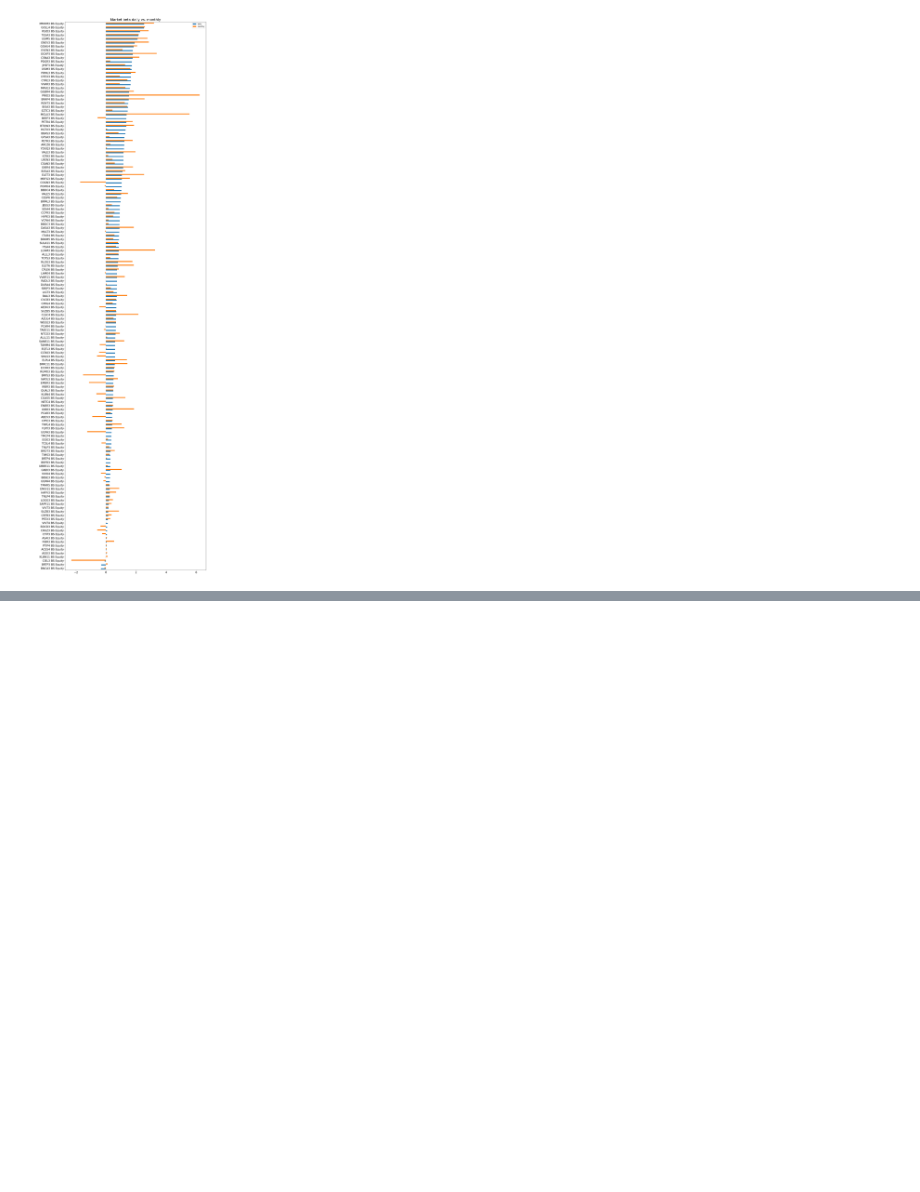
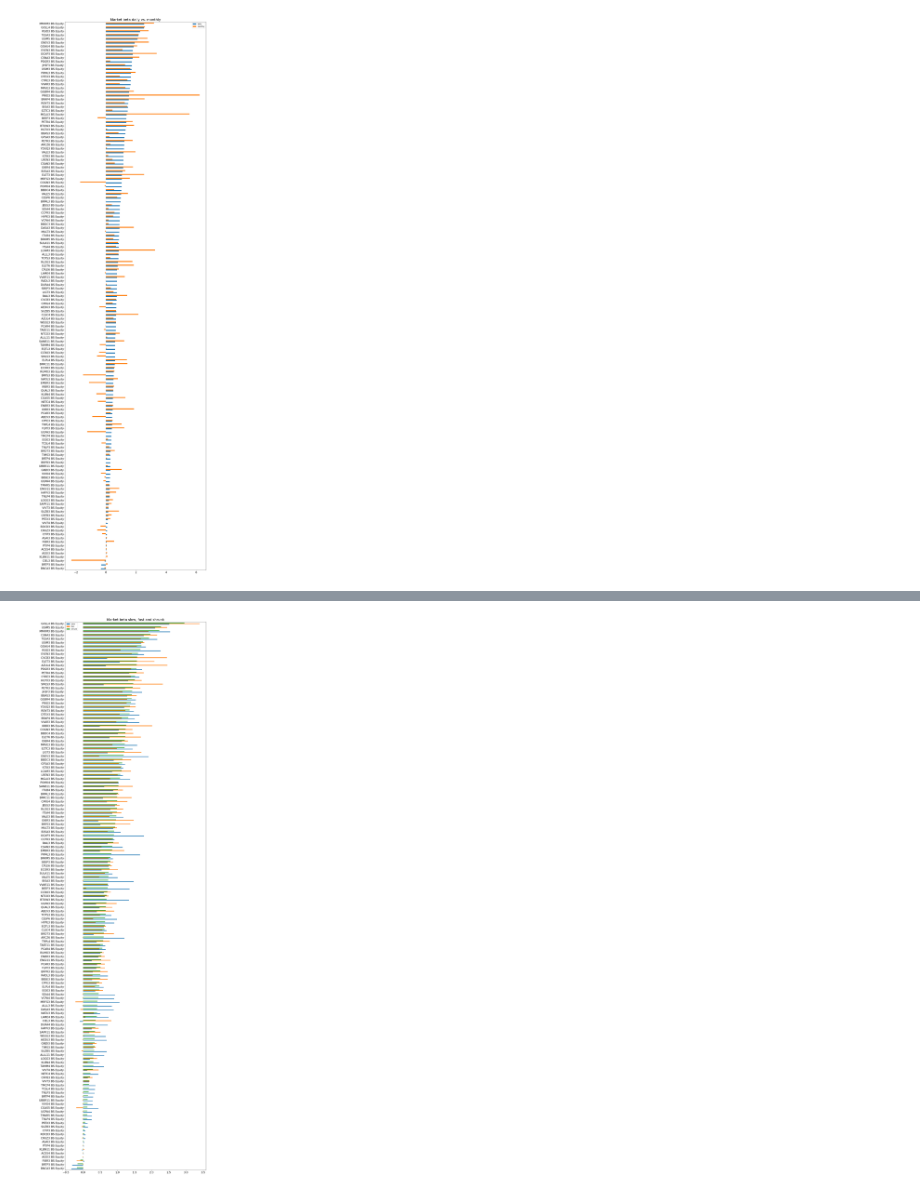
Before and after one commit to Finance-Hub/FinanceHubMaterials, a Jupyter notebook: Quantitative Finance Lectures/lecture03/estimating_betas.ipynb, the cells around one changed output, grey strips where cells are left out. Saved outputs shown, nothing was run; the diff lists cells and outputs as text; code cells hidden in the pictures; blank space fills up the shorter version.

Commit message:
Estimating betas notebook

```diff
--- a/Quantitative Finance Lectures/lecture03/estimating_betas.ipynb
+++ b/Quantitative Finance Lectures/lecture03/estimating_betas.ipynb
@@ -127,0 +162,15 @@ plt.show()
+# %%
+betas_by_scenario = pd.DataFrame()
+for i in range(pooled_data.shape[1]-1):
+    yx = pooled_data.iloc[:,[i,-1]].dropna()
+    model = sm.OLS(yx.iloc[:,0],sm.add_constant(yx.iloc[:,-1])).fit()
+    avg_beta = model.params['mkt']
+    bad_scenarios = yx[yx['mkt']<yx['mkt'].quantile(q=0.25)]
+    model = sm.OLS(bad_scenarios.iloc[:,0],sm.add_constant(bad_scenarios.iloc[:,-1])).fit()
+    bad_beta = model.params['mkt']
+    good_scenarios = yx[yx['mkt']>yx['mkt'].quantile(q=0.75)]
+    model = sm.OLS(good_scenarios.iloc[:,0],sm.add_constant(good_scenarios.iloc[:,-1])).fit()
+    good_beta = model.params['mkt']
+    coef = pd.Series(index=['avg', 'bad', 'good'],
+                     data=[avg_beta, bad_beta, good_beta]).to_frame(pooled_data.columns[i]).T
+    betas_by_scenario = betas_by_scenario.append(coef)
@@ -127,0 +214,19 @@ plt.show()
+# %%
+delta = 0.5
+betas_shrinkage = pd.DataFrame()
+for i in range(pooled_data.shape[1]-1):
+    yx = pooled_data.iloc[:,[i,-1]].dropna()
+    model = sm.OLS(yx.iloc[:,0], sm.add_constant(yx.iloc[:,-1])).fit()
+    slow_beta = model.params['mkt']
+    model = sm.OLS(yx.iloc[-63:,0], sm.add_constant(yx.iloc[-63:,-1])).fit()
+    fast_beta = model.params['mkt']
+    shrunk_beta = delta * slow_beta + (1 - delta) * fast_beta
+    coef = pd.Series(index=['slow', 'fast', 'shrunk'],
+                     data=[slow_beta, fast_beta, shrunk_beta]).to_frame(pooled_data.columns[i]).T
+    betas_shrinkage = betas_shrinkage.append(coef)
+# %%
+betas_shrinkage.sort_values(by='shrunk').plot(kind='barh', figsize=(15,60), fontsize=16)
+plt.title('Market beta slow, fast and shrunk', fontsize=20)
+plt.show()
+# %% [output]
+[figure, added]
```
Also changed, not shown: parts of 7 cells of this notebook.
